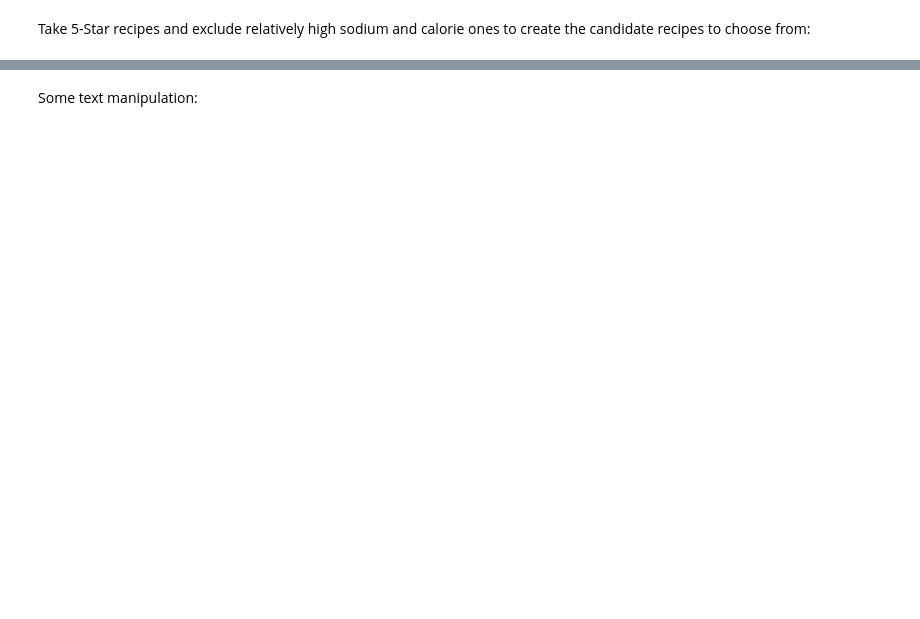
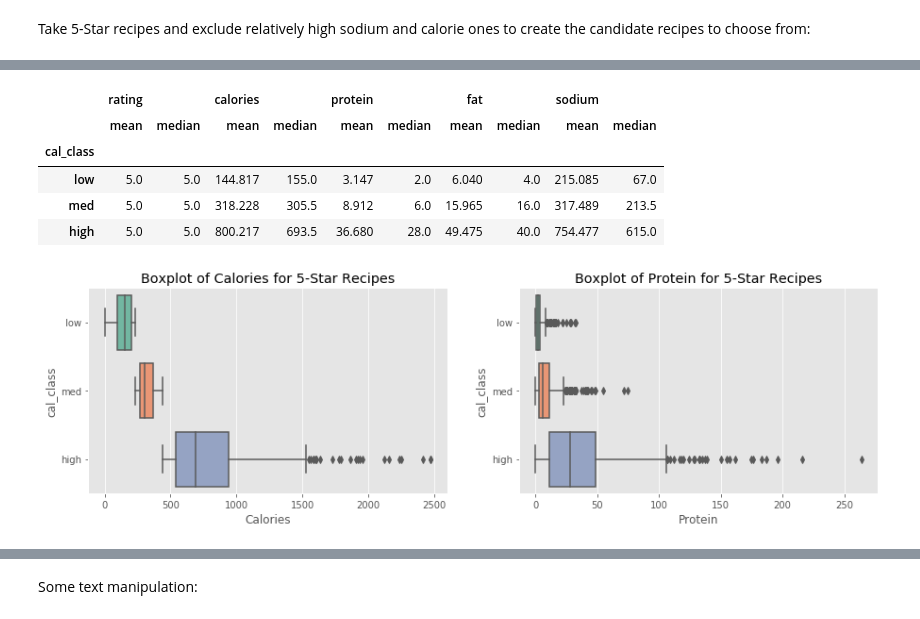
Before and after one commit to oksitosin/intro_to_lp_with_pulp, a Jupyter notebook: intoduction_to_linear_programming_with_python.ipynb, the cells around one changed output, grey strips where cells are left out. Cells and saved outputs as stored; diff of their text form; code cells hidden in the pictures; blank space fills up the shorter version.

```diff
--- a/intoduction_to_linear_programming_with_python.ipynb
+++ b/intoduction_to_linear_programming_with_python.ipynb
@@ -271,11 +468,21 @@ five_star.head()
 # %%
+display(five_star.groupby('cal_class').agg([np.mean, np.median]))
+
 fig,ax = plt.subplots(1,2,figsize = (15,4))
 
 sns.boxplot(y="cal_class", x="calories", data=five_star, ax=ax[0], palette="Set2");
 ax[0].set_title("Boxplot of Calories for 5-Star Recipes");
 ax[0].set_xlabel('Calories');
 
 sns.boxplot(y="cal_class", x="protein", data=five_star, ax=ax[1], palette="Set2");
 ax[1].set_title("Boxplot of Protein for 5-Star Recipes");
 ax[1].set_xlabel('Protein');
+# %% [output]
+|  | rating |  | calories |  | protein |  | fat |  | sodium |  |
+|  | mean | median | mean | median | mean | median | mean | median | mean | median |
+| cal_class |  |  |  |  |  |  |  |  |  |  |
+| low | 5.0 | 5.0 | 144.817 | 155.0 | 3.147 | 2.0 | 6.040 | 4.0 | 215.085 | 67.0 |
+| med | 5.0 | 5.0 | 318.228 | 305.5 | 8.912 | 6.0 | 15.965 | 16.0 | 317.489 | 213.5 |
+| high | 5.0 | 5.0 | 800.217 | 693.5 | 36.680 | 28.0 | 49.475 | 40.0 | 754.477 | 615.0 |
+[figure, added]
 # %%
```
Also changed, not shown: parts of 31 cells of this notebook.
